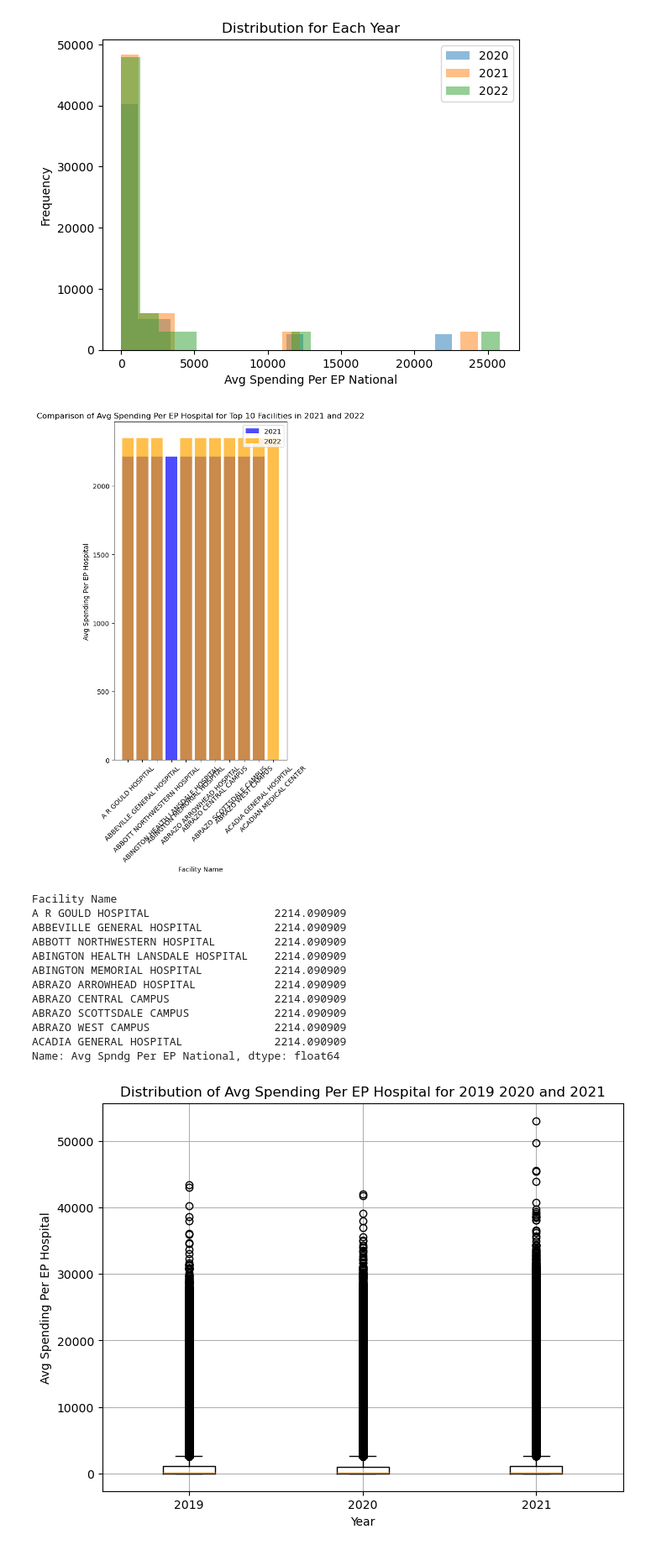
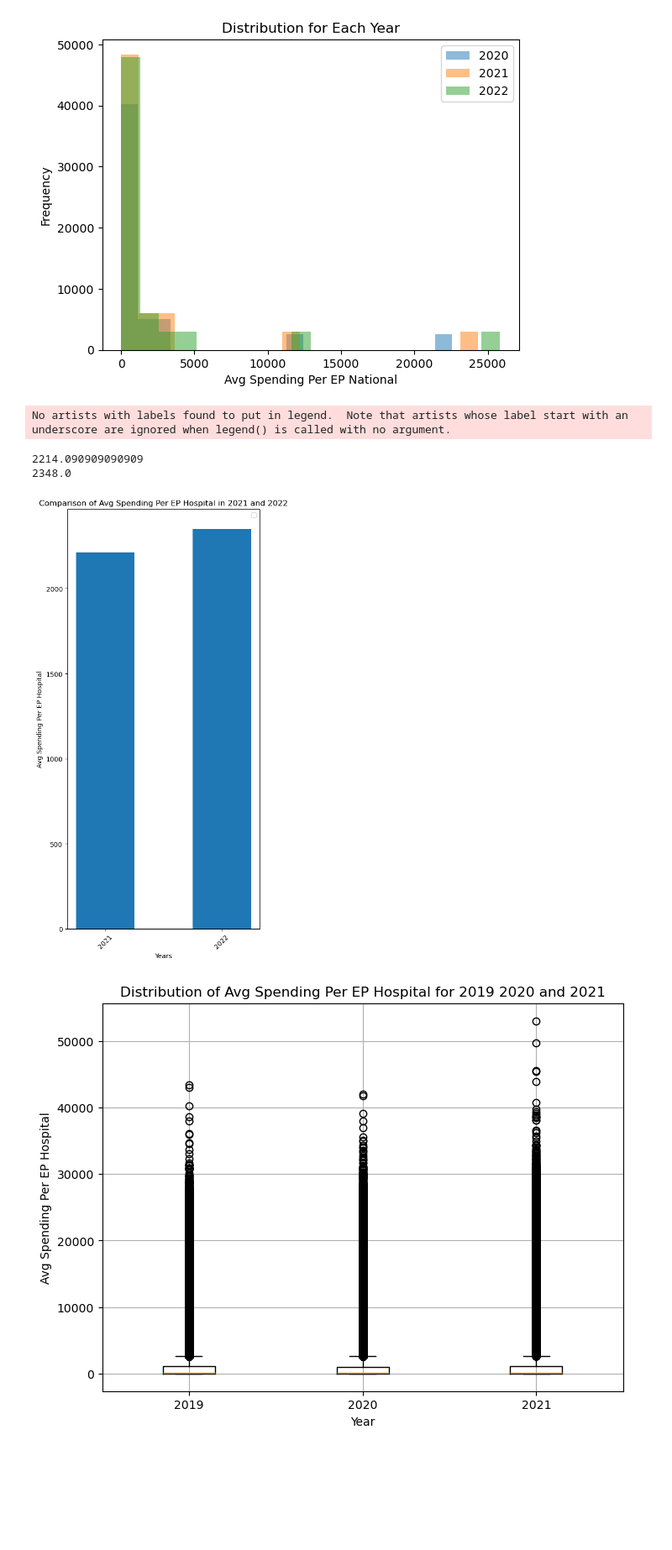
Before and after one commit to ZainabShafi/MEDICARE_EXPENDITURES_ANALYSIS, a Jupyter notebook: Project_1_DFs.ipynb, the cells around one changed output. Shown: that part at 84% size. Drawn from its saved outputs; the diff is of its cells as text; code cells hidden in the pictures; blank space fills up the shorter version.

Commit message:
Fixed Bar chart

```diff
--- a/Project_1_DFs.ipynb
+++ b/Project_1_DFs.ipynb
@@ -656,40 +656,29 @@ plt.show()
 # %%
 
 # Calculate average spending per EP hospital for each year
-avg_spending_2021 = medicare_2021.groupby('Facility Name')['Avg Spndg Per EP National'].mean()
-avg_spending_2022 = medicare_2022.groupby('Facility Name')['Avg Spndg Per EP National'].mean()
+avg_spending_2021 = medicare_2021.groupby('Facility Name')['Avg Spndg Per EP National'].mean().iloc[0]
+avg_spending_2022 = medicare_2022.groupby('Facility Name')['Avg Spndg Per EP National'].mean().iloc[0]
 
-# Get the top 10 facilities for each year
-top_10_2021 = avg_spending_2021.nlargest(10)
-top_10_2022 = avg_spending_2022.nlargest(10)
+print(avg_spending_2021)
+print(avg_spending_2022)
+
 
 # Plot bar graph comparing average spending per EP hospital for 2021 and 2022
 plt.figure(figsize=(5, 10))
-plt.bar(top_10_2021.index, top_10_2021.values, color='blue', alpha=0.7, label='2021')
-plt.bar(top_10_2022.index, top_10_2022.values, color='orange', alpha=0.7, label='2022')
-plt.xlabel('Facility Name')
+plt.bar(['2021', '2022'], [avg_spending_2021, avg_spending_2022], align='center', width=0.5)
+
+plt.xlabel('Years')
 plt.ylabel('Avg Spending Per EP Hospital')
-plt.title('Comparison of Avg Spending Per EP Hospital for Top 10 Facilities in 2021 and 2022')
+plt.title('Comparison of Avg Spending Per EP Hospital in 2021 and 2022')
 plt.xticks(rotation=45)
 plt.legend()
 plt.tight_layout()
 plt.show()
-
-print(top_10_2021)
 # %% [output]
+No artists with labels found to put in legend.  Note that artists whose label start with an underscore are ignored when legend() is called with no argument.
+2214.090909090909
+2348.0
-[figure, old version]
+[figure, new version]
-Facility Name
-A R GOULD HOSPITAL                   2214.090909
-ABBEVILLE GENERAL HOSPITAL           2214.090909
-ABBOTT NORTHWESTERN HOSPITAL         2214.090909
-ABINGTON HEALTH LANSDALE HOSPITAL    2214.090909
-ABINGTON MEMORIAL HOSPITAL           2214.090909
-ABRAZO ARROWHEAD HOSPITAL            2214.090909
-ABRAZO CENTRAL CAMPUS                2214.090909
-ABRAZO SCOTTSDALE CAMPUS             2214.090909
-ABRAZO WEST CAMPUS                   2214.090909
-ACADIA GENERAL HOSPITAL              2214.090909
-Name: Avg Spndg Per EP National, dtype: float64
 # %%
 # Combine the datasets for analysis
 combined_data = pd.concat([medicare_2019, medicare_2020, medicare_2021])
```
